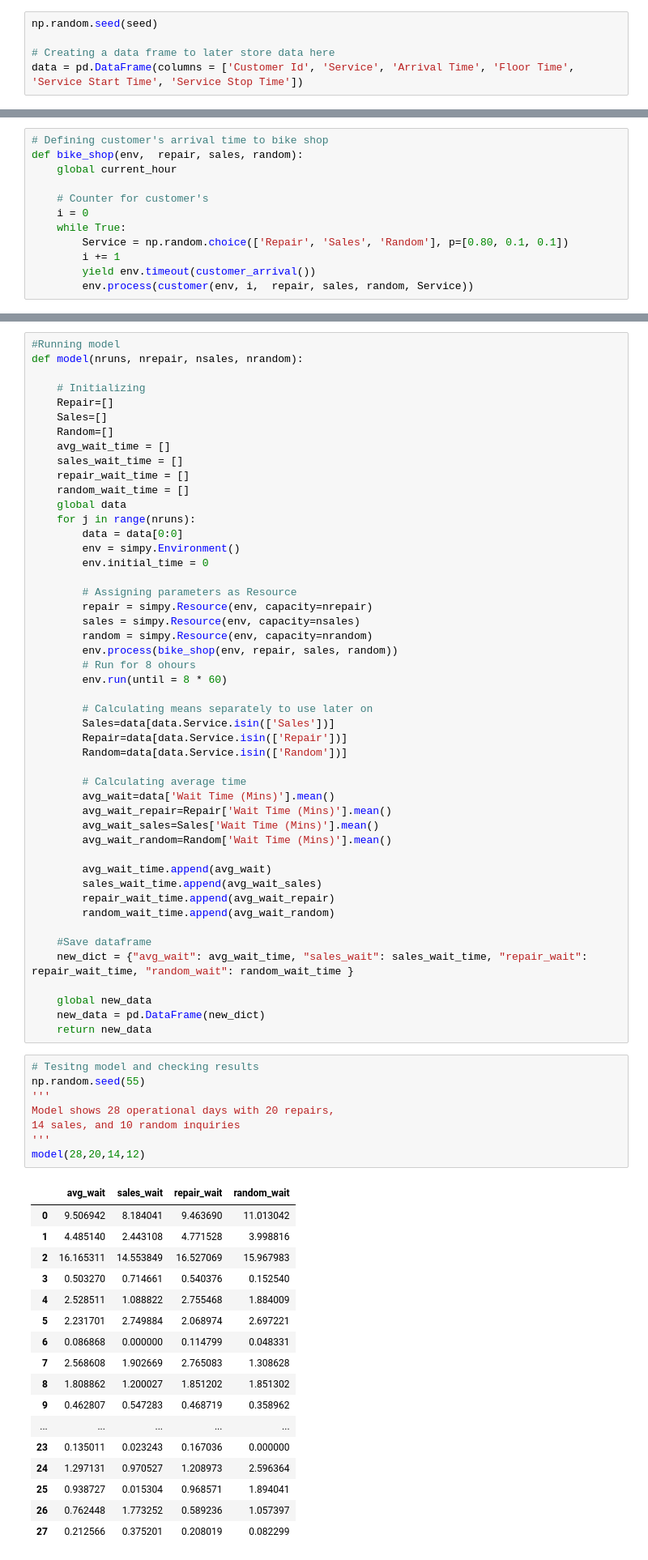
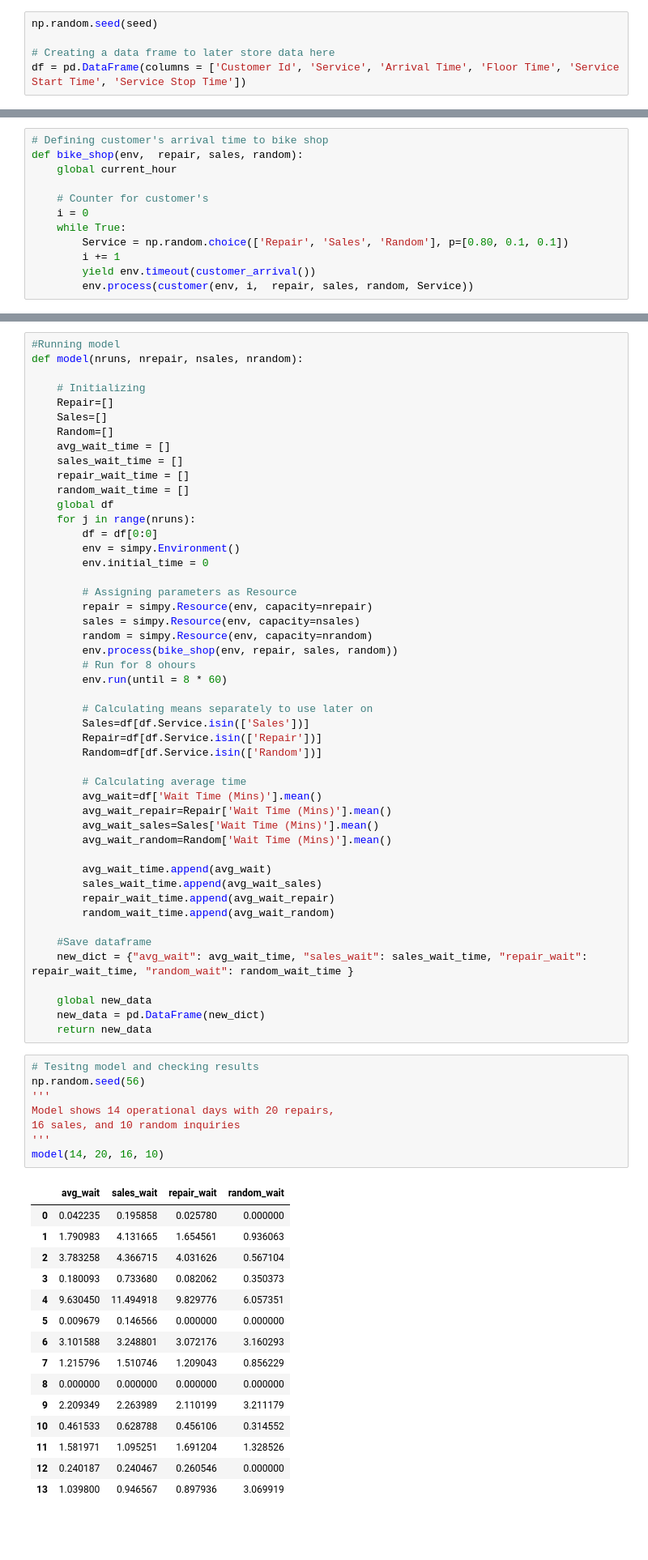
Before and after one commit to letisalba/Data-604, a Jupyter notebook: Week_7/Data 604 Official Final Project.ipynb, the cells around one changed output, grey strips where cells are left out. Shown: that part at 81% size. Cells and saved outputs as stored; diff of their text form; blank space fills up the shorter version.

```diff
--- a/Week_7/Data 604 Official Final Project.ipynb
+++ b/Week_7/Data 604 Official Final Project.ipynb
@@ -56,7 +55,7 @@ simulation_time = 8 # operational hours
 np.random.seed(seed)
 
 # Creating a data frame to later store data here
-data = pd.DataFrame(columns = ['Customer Id', 'Service', 'Arrival Time', 'Floor Time', 'Service Start Time', 'Service Stop Time'])
+df = pd.DataFrame(columns = ['Customer Id', 'Service', 'Arrival Time', 'Floor Time', 'Service Start Time', 'Service Stop Time'])
 # %%
 # Setting customer arrival every 15 minutes from 2 - 5 customers
 def customer_arrival():
@@ -139,9 +138,9 @@ def model(nruns, nrepair, nsales, nrandom):
     sales_wait_time = []
     repair_wait_time = []
     random_wait_time = []
-    global data
+    global df
     for j in range(nruns):
-        data = data[0:0]
+        df = df[0:0]
         env = simpy.Environment()
         env.initial_time = 0
 
@@ -154,12 +153,12 @@ def model(nruns, nrepair, nsales, nrandom):
         env.run(until = 8 * 60)
 
         # Calculating means separately to use later on
-        Sales=data[data.Service.isin(['Sales'])]
-        Repair=data[data.Service.isin(['Repair'])]
-        Random=data[data.Service.isin(['Random'])]
+        Sales=df[df.Service.isin(['Sales'])]
+        Repair=df[df.Service.isin(['Repair'])]
+        Random=df[df.Service.isin(['Random'])]
 
         # Calculating average time
-        avg_wait=data['Wait Time (Mins)'].mean()
+        avg_wait=df['Wait Time (Mins)'].mean()
         avg_wait_repair=Repair['Wait Time (Mins)'].mean()
         avg_wait_sales=Sales['Wait Time (Mins)'].mean()
         avg_wait_random=Random['Wait Time (Mins)'].mean()
@@ -177,30 +176,28 @@ def model(nruns, nrepair, nsales, nrandom):
     return new_data
 # %%
 # Tesitng model and checking results
-np.random.seed(55)
+np.random.seed(56)
 '''
-Model shows 28 operational days with 20 repairs,
-14 sales, and 10 random inquiries
+Model shows 14 operational days with 20 repairs,
+16 sales, and 10 random inquiries
 '''
-model(28,20,14,12)
+model(14, 20, 16, 10)
 # %% [output]
 |  | avg_wait | sales_wait | repair_wait | random_wait |
-| 0 | 9.506942 | 8.184041 | 9.463690 | 11.013042 |
-| 1 | 4.485140 | 2.443108 | 4.771528 | 3.998816 |
-| 2 | 16.165311 | 14.553849 | 16.527069 | 15.967983 |
-| 3 | 0.503270 | 0.714661 | 0.540376 | 0.152540 |
-| 4 | 2.528511 | 1.088822 | 2.755468 | 1.884009 |
-| 5 | 2.231701 | 2.749884 | 2.068974 | 2.697221 |
-| 6 | 0.086868 | 0.000000 | 0.114799 | 0.048331 |
-| 7 | 2.568608 | 1.902669 | 2.765083 | 1.308628 |
-| 8 | 1.808862 | 1.200027 | 1.851202 | 1.851302 |
-| 9 | 0.462807 | 0.547283 | 0.468719 | 0.358962 |
-| ... | ... | ... | ... | ... |
-| 23 | 0.135011 | 0.023243 | 0.167036 | 0.000000 |
-| 24 | 1.297131 | 0.970527 | 1.208973 | 2.596364 |
-| 25 | 0.938727 | 0.015304 | 0.968571 | 1.894041 |
-| 26 | 0.762448 | 1.773252 | 0.589236 | 1.057397 |
-| 27 | 0.212566 | 0.375201 | 0.208019 | 0.082299 |
+| 0 | 0.042235 | 0.195858 | 0.025780 | 0.000000 |
+| 1 | 1.790983 | 4.131665 | 1.654561 | 0.936063 |
+| 2 | 3.783258 | 4.366715 | 4.031626 | 0.567104 |
+| 3 | 0.180093 | 0.733680 | 0.082062 | 0.350373 |
+| 4 | 9.630450 | 11.494918 | 9.829776 | 6.057351 |
+| 5 | 0.009679 | 0.146566 | 0.000000 | 0.000000 |
+| 6 | 3.101588 | 3.248801 | 3.072176 | 3.160293 |
+| 7 | 1.215796 | 1.510746 | 1.209043 | 0.856229 |
+| 8 | 0.000000 | 0.000000 | 0.000000 | 0.000000 |
+| 9 | 2.209349 | 2.263989 | 2.110199 | 3.211179 |
+| 10 | 0.461533 | 0.628788 | 0.456106 | 0.314552 |
+| 11 | 1.581971 | 1.095251 | 1.691204 | 1.328526 |
+| 12 | 0.240187 | 0.240467 | 0.260546 | 0.000000 |
+| 13 | 1.039800 | 0.946567 | 0.897936 | 3.069919 |
 # %% [markdown]
 ##### Justify the validity of the model and discuss how you verified it
 
```
Also changed, not shown: parts of 21 cells of this notebook, 6 other files.
